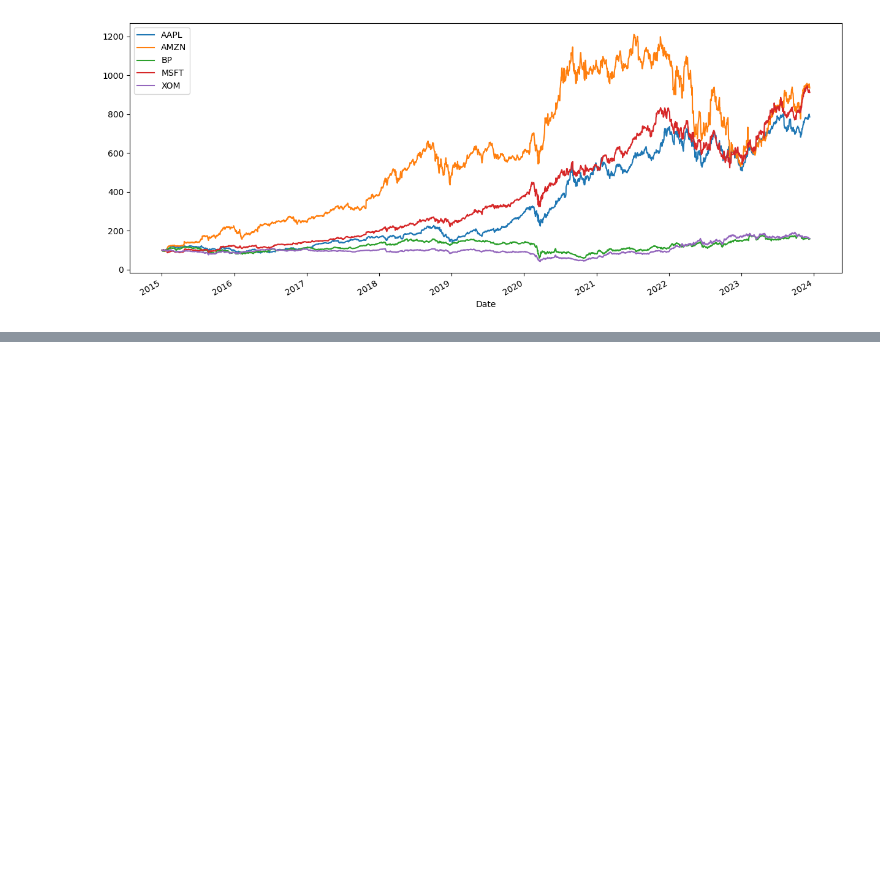
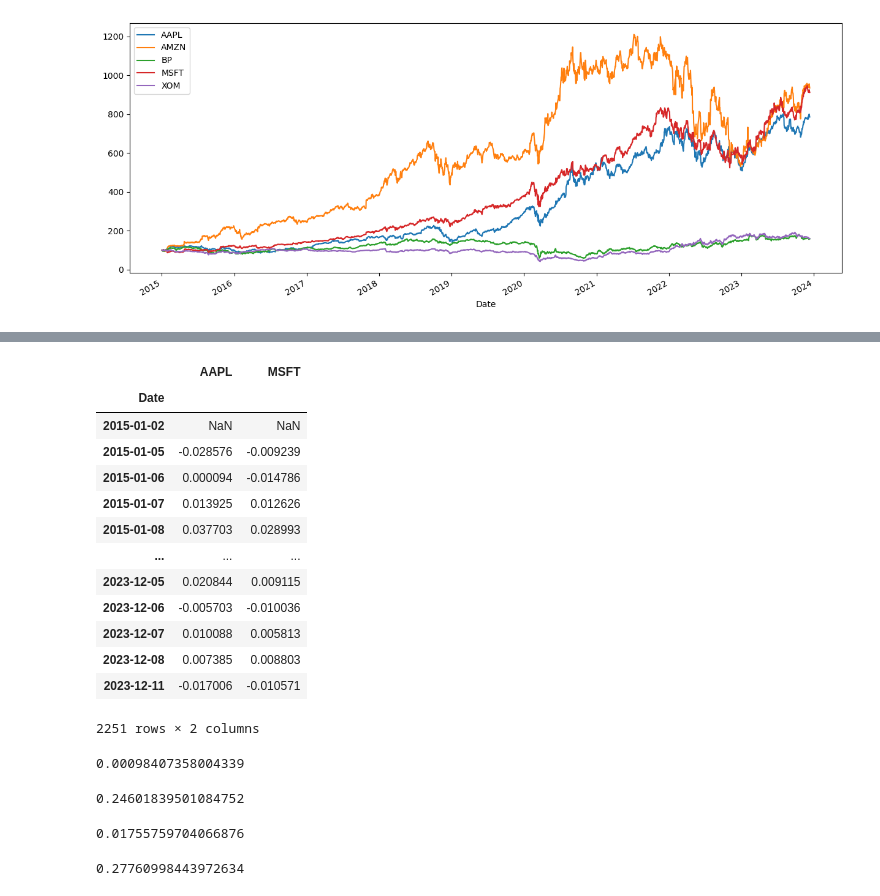
Before and after one commit to Ravindra1972/Anaytics-in-finance-using-Python, a Jupyter notebook: Return_and_Risk_of_a_Portfolio.ipynb, the cells around one changed output, grey strips where cells are left out. Saved outputs shown, nothing was run; the diff lists cells and outputs as text; code cells hidden in the pictures; blank space fills up the shorter version.

```diff
--- a/Return_and_Risk_of_a_Portfolio.ipynb
+++ b/Return_and_Risk_of_a_Portfolio.ipynb
@@ -91,0 +128,11 @@ plt.show()
+# %%
+#Calculating Portfolio Risk
+import pandas as pd
+tickers_list = ['MSFT', 'AAPL']
+
+# Fetch the data
+import yfinance as yf
+sec_data = yf.download(tickers_list,'2015-1-1')['Adj Close']
+
+# Print first 5 rows of the data
+print(data.head())
@@ -91,0 +163,35 @@ plt.show()
+# %%
+sec_returns = np.log(sec_data / sec_data.shift(1))
+sec_returns
+# %% [output]
+|  | AAPL | MSFT |
+| Date |  |  |
+| 2015-01-02 | NaN | NaN |
+| 2015-01-05 | -0.028576 | -0.009239 |
+| 2015-01-06 | 0.000094 | -0.014786 |
+| 2015-01-07 | 0.013925 | 0.012626 |
+| 2015-01-08 | 0.037703 | 0.028993 |
+| ... | ... | ... |
+| 2023-12-05 | 0.020844 | 0.009115 |
+| 2023-12-06 | -0.005703 | -0.010036 |
+| 2023-12-07 | 0.010088 | 0.005813 |
+| 2023-12-08 | 0.007385 | 0.008803 |
+| 2023-12-11 | -0.017006 | -0.010571 |
+2251 rows × 2 columns
+# %%
+#MSFT
+sec_returns['MSFT'].mean()
+# %% [output]
+0.00098407358004339
+# %%
+sec_returns['MSFT'].mean() * 250
+# %% [output]
+0.24601839501084752
+# %%
+sec_returns['MSFT'].std()
+# %% [output]
+0.01755759704066876
+# %%
+sec_returns['MSFT'].std() * 250 ** 0.5
+# %% [output]
+0.27760998443972634
```
Also changed, not shown: parts of 21 cells of this notebook.
